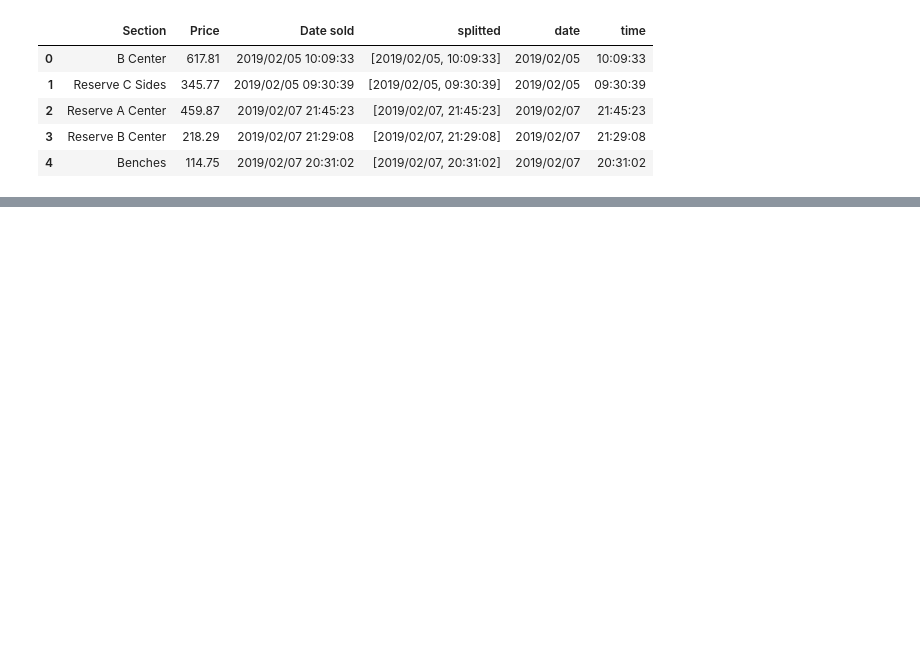
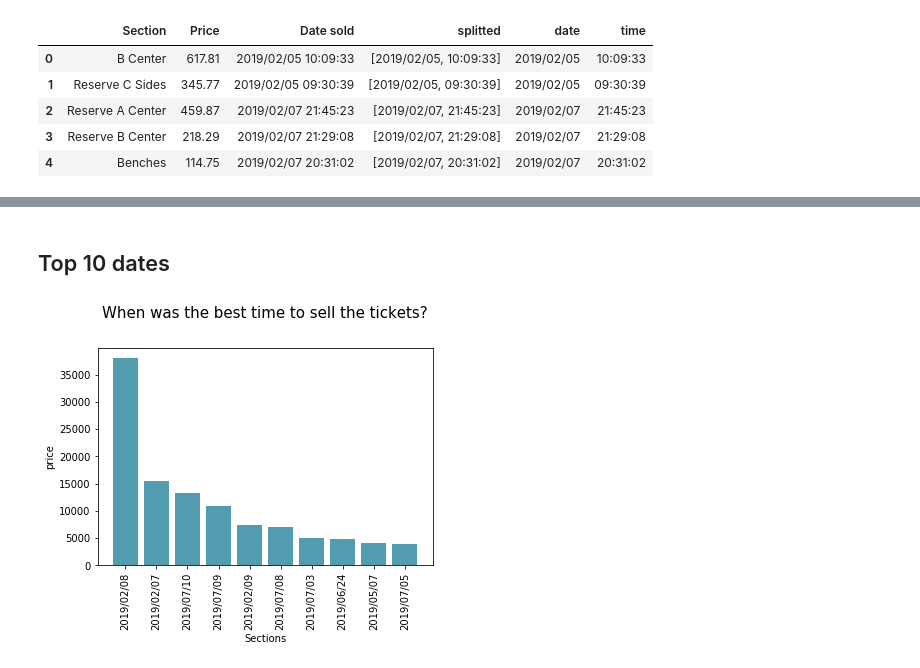
Before and after one commit to byambaa1982/CodingWorkshops, a Jupyter notebook: event_analysis.ipynb, the cells around one changed output, grey strips where cells are left out. Saved outputs shown, nothing was run; the diff lists cells and outputs as text; code cells hidden in the pictures; blank space fills up the shorter version.

```diff
--- a/event_analysis.ipynb
+++ b/event_analysis.ipynb
@@ -242,0 +137,3 @@ section.plot()
+# %%
+df_date=df.groupby(['date']).sum()
+df_date.sort_values(by='Price', ascending=False)
@@ -242,0 +160,8 @@ section.plot()
+# %% [markdown]
+## Top 10 dates
+# %%
+viz_date=df_date.sort_values(by='Price', ascending=False)
+viz_date=viz_date.head(10)
+barplot(viz_date.index, viz_date.Price, x_label="Sections", y_label="price", title="When was the best time to sell the tickets?" )
+# %% [output]
+[figure, added]
```
Also changed, not shown: parts of 46 cells of this notebook.
